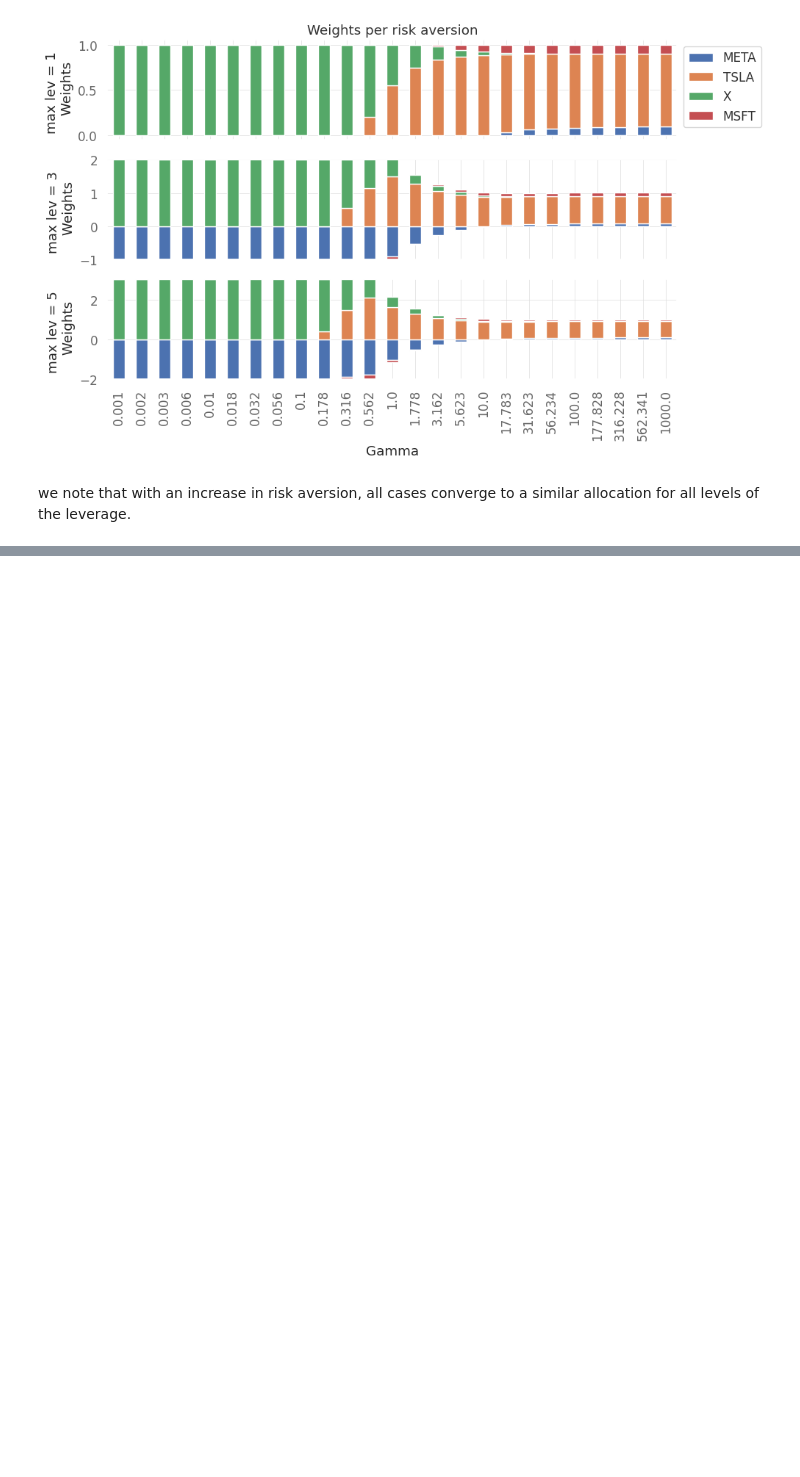
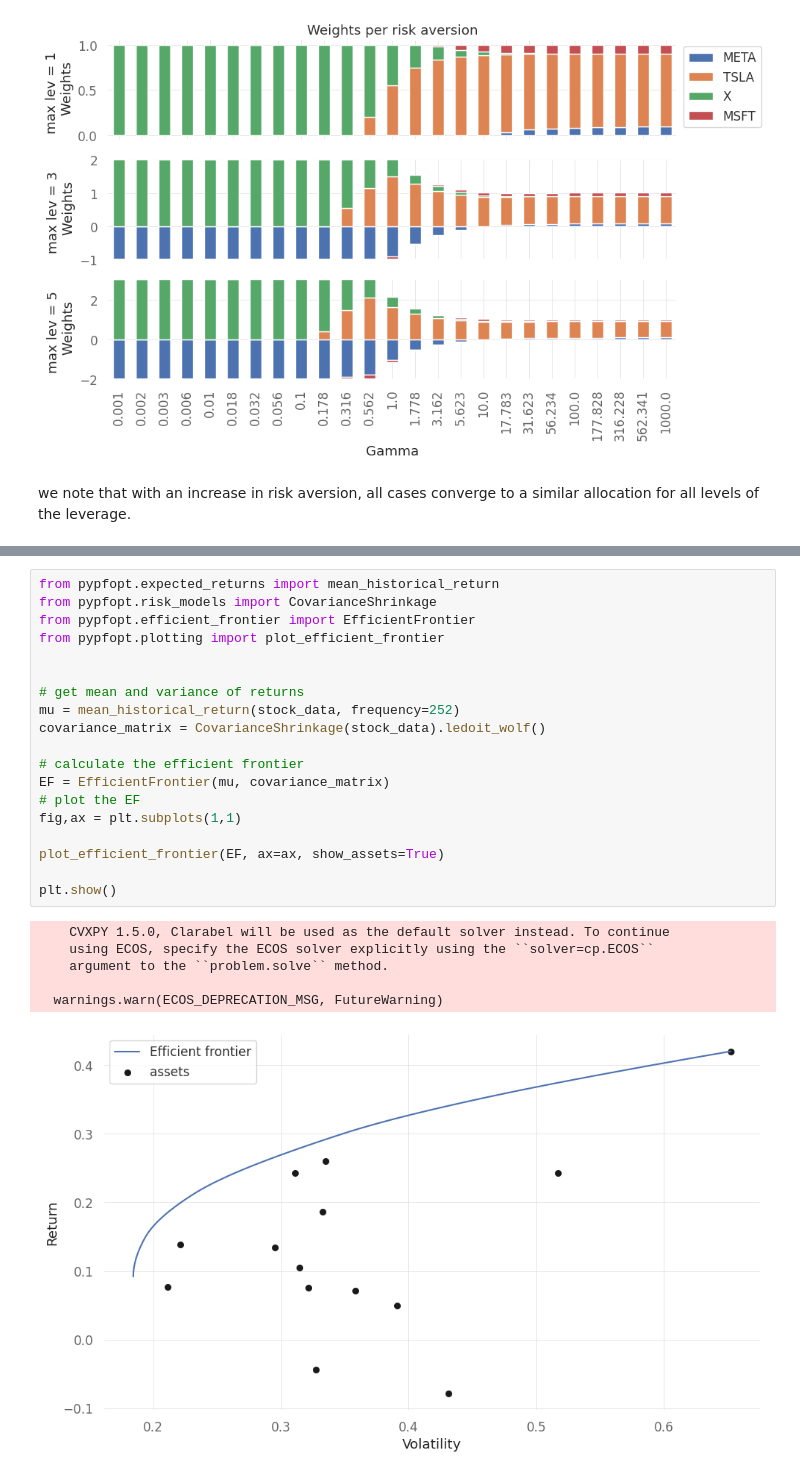
Before and after one commit to ansingh16/portfolio-optimization, a Jupyter notebook: Portfolio.ipynb, the cells around one changed output, grey strips where cells are left out. Saved outputs shown, nothing was run; the diff lists cells and outputs as text; blank space fills up the shorter version.

```diff
--- a/Portfolio.ipynb
+++ b/Portfolio.ipynb
@@ -654,0 +797,26 @@ we note that with an increase in risk aversion, all cases converge to a similar
+# %%
+from pypfopt.expected_returns import mean_historical_return
+from pypfopt.risk_models import CovarianceShrinkage
+from pypfopt.efficient_frontier import EfficientFrontier
+from pypfopt.plotting import plot_efficient_frontier
+
+
+# get mean and variance of returns
+mu = mean_historical_return(stock_data, frequency=252)
+covariance_matrix = CovarianceShrinkage(stock_data).ledoit_wolf()
+
+# calculate the efficient frontier
+EF = EfficientFrontier(mu, covariance_matrix)
+# plot the EF
+fig,ax = plt.subplots(1,1)
+
+plot_efficient_frontier(EF, ax=ax, show_assets=True)
+
+plt.show()
+# %% [output]
+    CVXPY 1.5.0, Clarabel will be used as the default solver instead. To continue
+    using ECOS, specify the ECOS solver explicitly using the ``solver=cp.ECOS``
+    argument to the ``problem.solve`` method.
+
+  warnings.warn(ECOS_DEPRECATION_MSG, FutureWarning)
+[figure, added]
```
Also changed, not shown: parts of 12 cells of this notebook, 2 other files.
